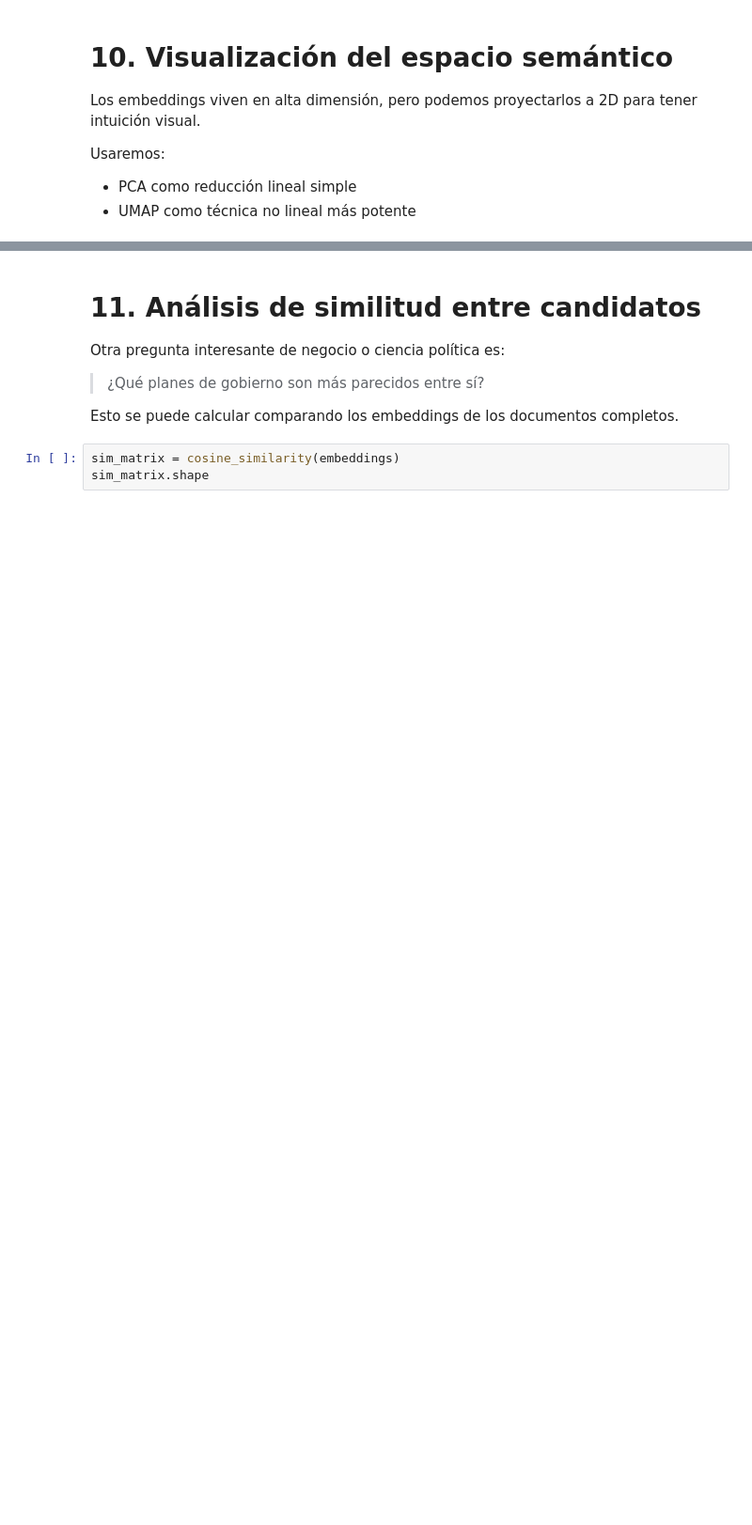
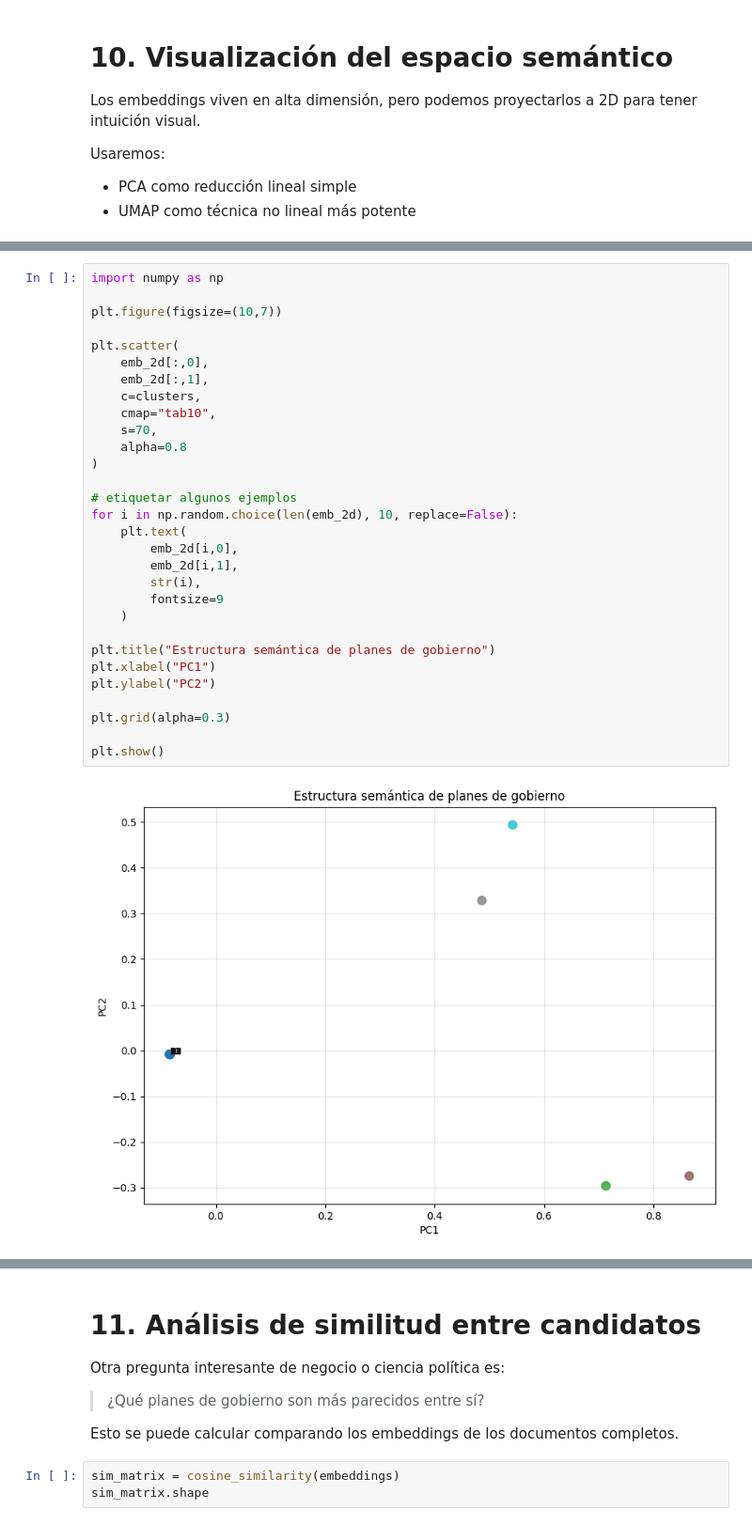
Before and after one commit to josefrodrim/ML-course, a Jupyter notebook: Clase_14A_Transformes.ipynb, the cells around one changed output, grey strips where cells are left out. Shown at 94% size. Drawn from its saved outputs; the diff is of its cells as text; blank space fills up the shorter version.

```diff
--- a/Clase_14A_Transformes.ipynb
+++ b/Clase_14A_Transformes.ipynb
@@ -453 +565,33 @@ plt.show()
+# %%
+import numpy as np
+
+plt.figure(figsize=(10,7))
+
+plt.scatter(
+    emb_2d[:,0],
+    emb_2d[:,1],
+    c=clusters,
+    cmap="tab10",
+    s=70,
+    alpha=0.8
+)
+
+# etiquetar algunos ejemplos
+for i in np.random.choice(len(emb_2d), 10, replace=False):
+    plt.text(
+        emb_2d[i,0],
+        emb_2d[i,1],
+        str(i),
+        fontsize=9
+    )
+
+plt.title("Estructura semántica de planes de gobierno")
+plt.xlabel("PC1")
+plt.ylabel("PC2")
+
+plt.grid(alpha=0.3)
+
+plt.show()
+# %% [output]
+[figure, added]
 # %%
```
Also changed, not shown: parts of 21 cells of this notebook, 6 other files.
